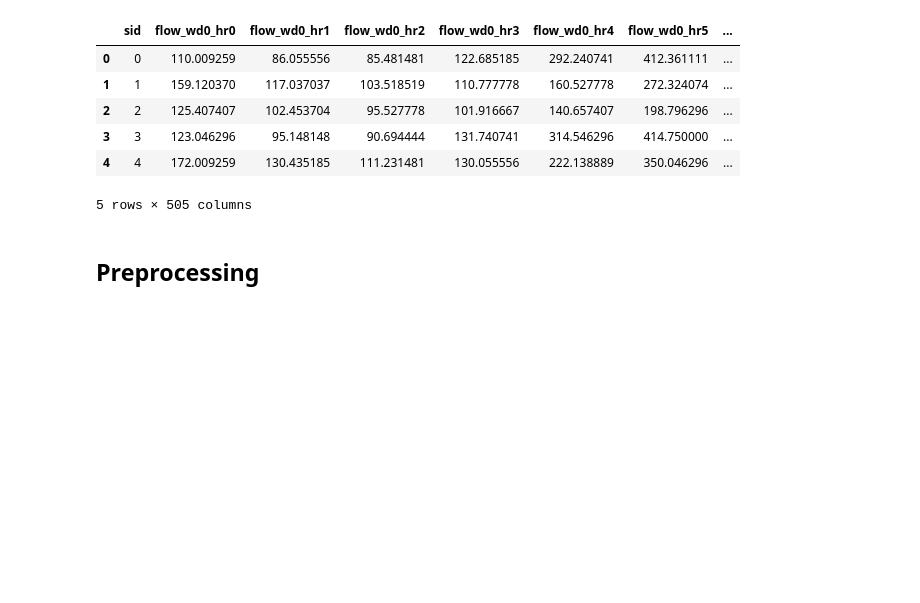
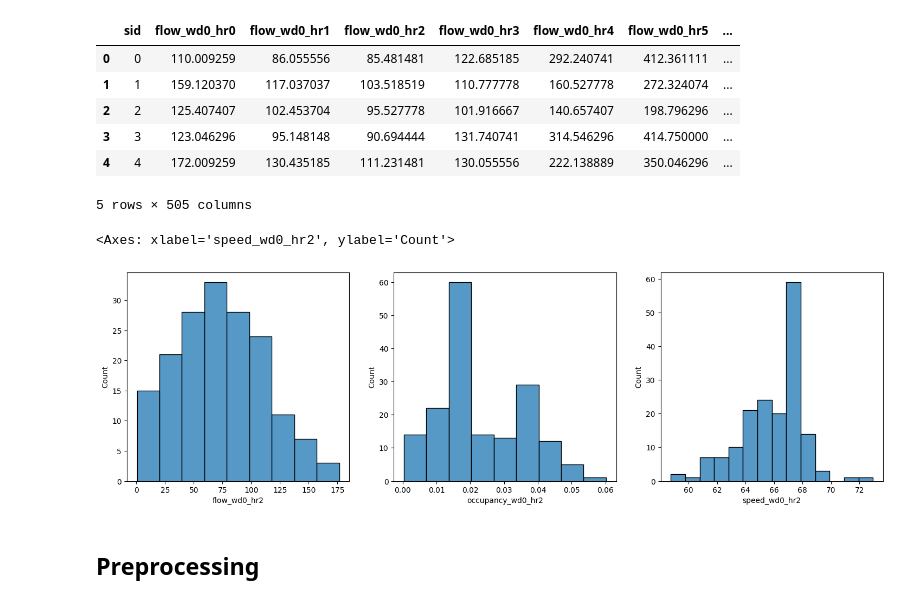
Before and after one commit to SomnathB053/gmm_traffic_data, a Jupyter notebook: sensors_clusters.ipynb, the cells around one changed output. Drawn from its saved outputs; the diff is of its cells as text; code cells hidden in the pictures; blank space fills up the shorter version.

```diff
--- a/sensors_clusters.ipynb
+++ b/sensors_clusters.ipynb
@@ -79,6 +80,14 @@ data_weekly_tl.head()
 | 3 | 3 | 123.046296 | 95.148148 | 90.694444 | 131.740741 | 314.546296 | 414.750000 | ... |
 | 4 | 4 | 172.009259 | 130.435185 | 111.231481 | 130.055556 | 222.138889 | 350.046296 | ... |
 5 rows × 505 columns
+# %%
+_, ax00 = plt.subplots(1, 3, figsize=(18, 5))
+sns.histplot(data_weekly_tl,x= "flow_wd0_hr2", ax=ax00[0])
+sns.histplot(data_weekly_tl,x= "occupancy_wd0_hr2", ax=ax00[1])
+sns.histplot(data_weekly_tl,x= "speed_wd0_hr2", ax=ax00[2])
+# %% [output]
+<Axes: xlabel='speed_wd0_hr2', ylabel='Count'>
+[figure, added]
 # %% [markdown]
 ## Preprocessing
 # %% [markdown]
```
Also changed, not shown: parts of 8 cells of this notebook, 10 other files.
